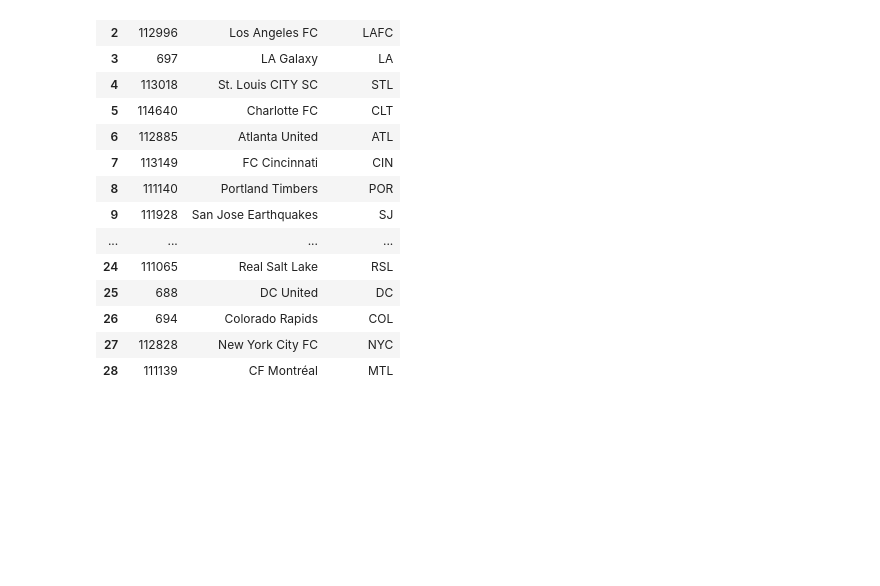
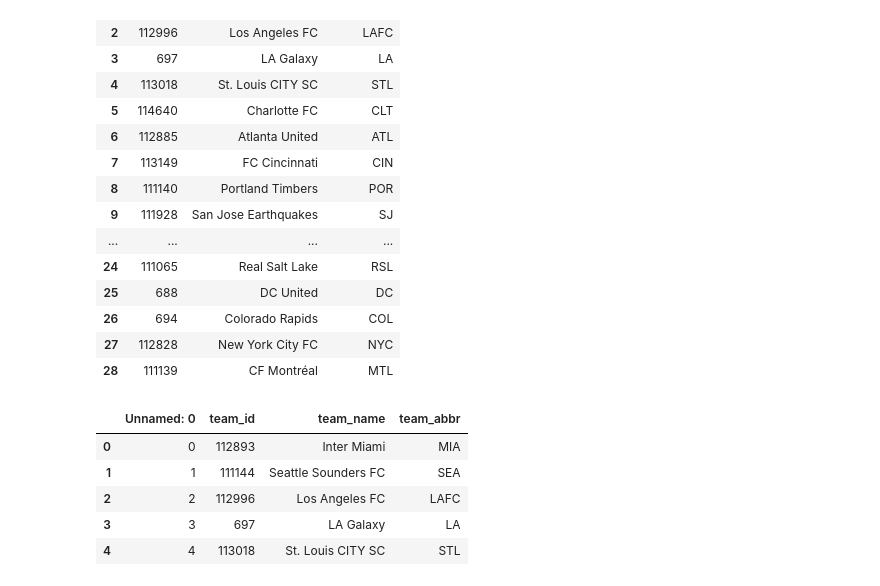
Before and after one commit to diffeyn/MLS, a Jupyter notebook: data/db_save/teams_save.ipynb, the cells around one changed output. Saved outputs shown, nothing was run; the diff lists cells and outputs as text; code cells hidden in the pictures; blank space fills up the shorter version.

```diff
--- a/data/db_save/teams_save.ipynb
+++ b/data/db_save/teams_save.ipynb
@@ -115,3 +115,14 @@ engine = create_engine(db_string)
 df.to_sql('teams', engine, if_exists='append', index=False)
 
 df.to_csv('allteams.csv')
+# %%
+all_teams = pd.read_csv('allteams.csv')
+# %%
+all_teams.head()
+# %% [output]
+|  | Unnamed: 0 | team_id | team_name | team_abbr |
+| 0 | 0 | 112893 | Inter Miami | MIA |
+| 1 | 1 | 111144 | Seattle Sounders FC | SEA |
+| 2 | 2 | 112996 | Los Angeles FC | LAFC |
+| 3 | 3 | 697 | LA Galaxy | LA |
+| 4 | 4 | 113018 | St. Louis CITY SC | STL |
```
Also changed, not shown: parts of 4 cells of this notebook, 5 other files.
